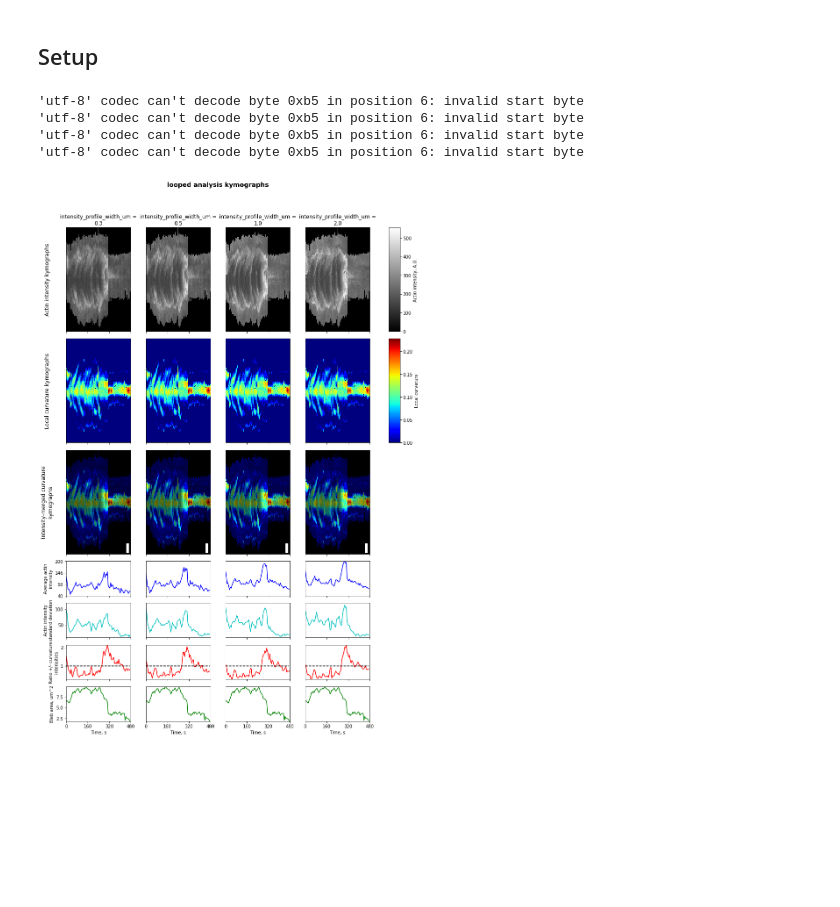
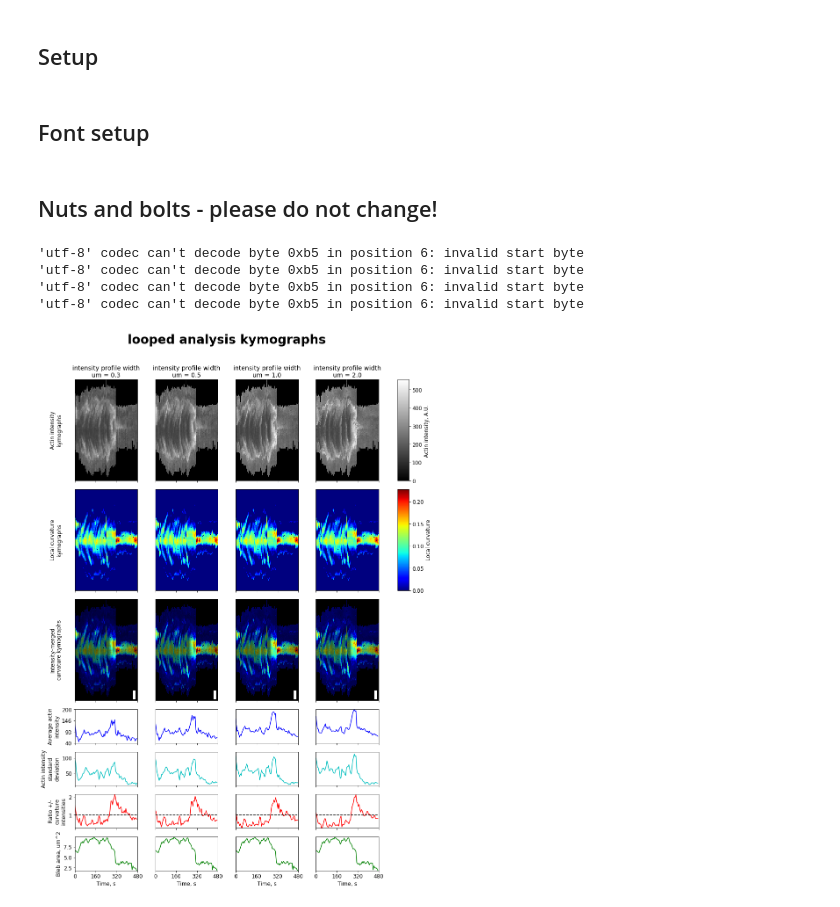
Before and after one commit to dougkelly88/blebbing_analysis, a Jupyter notebook: plotting/Blebbing figures.ipynb, the cells around one changed output. Saved outputs shown, nothing was run; the diff lists cells and outputs as text; code cells hidden in the pictures; blank space fills up the shorter version.

Commit message:
Add functionality for independent user control of figure title, subtitle, axis label and axis tick font sizes

```diff
--- a/plotting/Blebbing figures.ipynb
+++ b/plotting/Blebbing figures.ipynb
@@ -38,6 +43,15 @@ scale_bar_position = (0.75, 0.9) # in normalised axis coordinates
 scale_bar_color = 'w';
 contrast_enhancement = 0.35;
 base_chosen_timepoints = [0, 100, 200, 300];
+# %% [markdown]
+## Font setup
+# %%
+axis_label_size = 12
+tick_label_size = 12
+title_size = 28
+subtitle_size = 14
+# %% [markdown]
+## Nuts and bolts - please do not change!
 # %%
 import matplotlib.pyplot as plt
 from matplotlib import cm
@@ -56,6 +70,14 @@ import pandas as pd
 sys.path.insert(0, os.path.join(os.path.split(os.getcwd())[0], "classes"))
 from Parameters import Parameters
 # %%
+# plt.rcParams.update({'font.size': 12});
+plt.rcParams.update({'axes.titlesize': subtitle_size});
+plt.rcParams.update({'axes.labelsize': axis_label_size});
+plt.rcParams.update({'xtick.labelsize': tick_label_size});
+plt.rcParams.update({'ytick.labelsize': tick_label_size});
+plt.rcParams.update({'figure.titlesize': title_size});
+
+
 def generate_average_intensity_plots(actin_kym, curvature_kym, curvature_threshold=0):
     """generate curves showing spatially-averaged actin intensity over time, and ratio of intensities above and below threshold curvature"""
     pos_curv_mask = np.ma.masked_greater(curvature_kym, curvature_threshold).mask;
@@ -216,10 +238,7 @@ ratio_lims = [np.min([r.min() for r in intensity_ratios]),
 area_lims = [min([a.iloc[:,1].min() for a in areas]), max([a.iloc[:,1].max() for a in areas])];
 
 for idx in range(len(actin_kyms)):
-    title_text_objs.append(axs[0][idx].set_title("\n".join(wrap(subtitles[idx], 30))));
-#     axs[3][idx].set_ylim(avgd_intensity_lims);
-#     axs[4][idx].set_ylim(ratio_lims);
-#     axs[5][idx].set_ylim(area_lims);
+    title_text_objs.append(axs[0][idx].set_title("\n".join(wrap(subtitles[idx].replace("_", " "), int(1200.0/(axis_label_size * len(subtitles)))))));
     n_y_ticks = 4;
     axs[3][idx].set_yticks([int(avgd_intensity_lims[0] + yidx*(avgd_intensity_lims[1] - avgd_intensity_lims[0])/(n_y_ticks-1))
                         for yidx in range(n_y_ticks)]);
@@ -247,38 +266,38 @@ for row_idx in range(7):
     if (row_idx<3):
         bbox = axs[row_idx][0].get_position();
         ypos = 0.5*(bbox.ymin + bbox.ymax);
-        txt = Text(0.05, ypos, "\n".join(wrap(subtitles[row_idx], 30)),
+        txt = Text(0.05, ypos, "\n".join(wrap(subtitles[row_idx], int(300.0/axis_label_size))),
                    rotation='vertical',
                    horizontalalignment='center',
                    va='center',
-                  fontsize=title_text_objs[idx].get_fontsize());
+                   fontsize=axis_label_size);
     else:
-        axs[row_idx][0].set_ylabel("\n".join(wrap(subtitles[row_idx], 20)))
+        axs[row_idx][0].set_ylabel("\n".join(wrap(subtitles[row_idx], int(200.0/axis_label_size))))
 
     if txt is not None:
         fig.add_artist(txt)
 
-plt.rc('figure', titlesize='x-large', titleweight='bold')
+# plt.rc('figure', titlesize='x-large', titleweight='bold')
 fig.suptitle(experiment_title + " kymographs");
 
 # handle arrow annotations
 if annotation_arrows is not None:
     for ann in annotation_arrows:
         direction = -1 if ann[1][1] > 0.5 else 1;
         axs[0][ann[0]].annotate('', xycoords='axes fraction', xy=ann[1],
                                 xytext=(ann[1][0], ann[1][1] - direction * 0.1), textcoords='axes fraction',
                                 arrowprops=dict(facecolor='black', edgecolor='white'));
         axs[1][ann[0]].annotate('', xycoords='axes fraction', xy=ann[1],
                                 xytext=(ann[1][0], ann[1][1] - direction * 0.1), textcoords='axes fraction',
                                 arrowprops=dict(facecolor='black', edgecolor='white'));
 
 plt.show();
 # %% [output]
 'utf-8' codec can't decode byte 0xb5 in position 6: invalid start byte
 'utf-8' codec can't decode byte 0xb5 in position 6: invalid start byte
 'utf-8' codec can't decode byte 0xb5 in position 6: invalid start byte
 'utf-8' codec can't decode byte 0xb5 in position 6: invalid start byte
-[figure, old version]
+[figure, new version]
 # %%
 ims = [];
 raw_curvatures = [];
```
Also changed, not shown: parts of 2 cells of this notebook.
